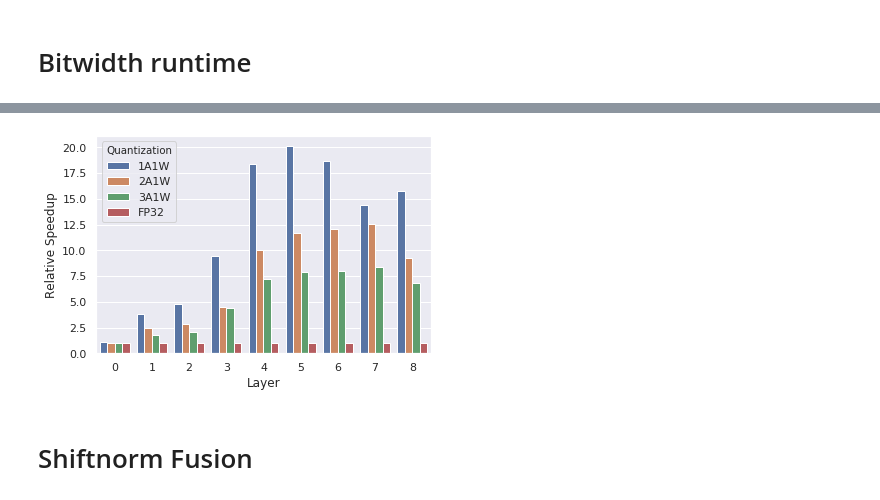
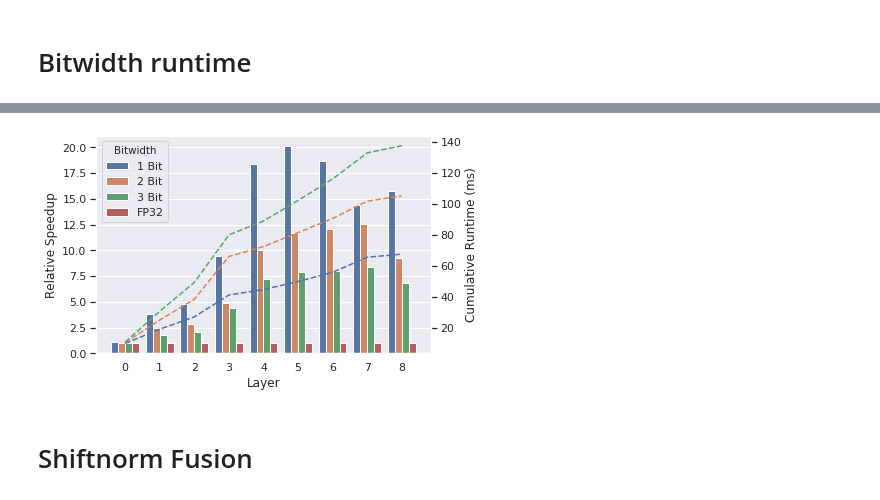
Before and after one commit to jwfromm/Riptide, a Jupyter notebook: notebooks/TrueBinary_Plots.ipynb, the cells around one changed output, grey strips where cells are left out. Saved outputs shown, nothing was run; the diff lists cells and outputs as text; code cells hidden in the pictures.

```diff
--- a/notebooks/TrueBinary_Plots.ipynb
+++ b/notebooks/TrueBinary_Plots.ipynb
@@ -385,4 +434,5 @@ g.get_figure().savefig('/data/jwfromm/quant_layer_speed.png', dpi=900)
 # %%
+# Add dual y axis of previous graph to this one then only keep it.
 baseline = [10.5,
             sum([8.08, 5.13, 21.79]),
             sum([10.9, 5.11, 21.79]),
@@ -393,14 +443,25 @@ baseline = [10.5,
             sum([13.8, 11.22, 115.25]),
             sum([4.93, 3.26, 23.2])]
 
-one_df = pd.DataFrame({'Relative Speedup': np.asarray(baseline) / np.asarray(onebit), 'Layer': layer_index, 'Quantization': '1A1W'})
-two_df = pd.DataFrame({'Relative Speedup': np.asarray(baseline) / np.asarray(twobit), 'Layer': layer_index, 'Quantization': '2A1W'})
-three_df = pd.DataFrame({'Relative Speedup': np.asarray(baseline) / np.asarray(threebit), 'Layer': layer_index, 'Quantization': '3A1W'})
-baseline_df = pd.DataFrame({'Relative Speedup': np.asarray(baseline) / np.asarray(baseline), 'Layer': layer_index, 'Quantization': 'FP32'})
+one_df = pd.DataFrame({'Relative Speedup': np.asarray(baseline) / np.asarray(onebit), 'Layer': layer_index, 'Bitwidth': '1 Bit'})
+two_df = pd.DataFrame({'Relative Speedup': np.asarray(baseline) / np.asarray(twobit), 'Layer': layer_index, 'Bitwidth': '2 Bit'})
+three_df = pd.DataFrame({'Relative Speedup': np.asarray(baseline) / np.asarray(threebit), 'Layer': layer_index, 'Bitwidth': '3 Bit'})
+baseline_df = pd.DataFrame({'Relative Speedup': np.asarray(baseline) / np.asarray(baseline), 'Layer': layer_index, 'Bitwidth': 'FP32'})
 
 merge_df = pd.concat([one_df, two_df, three_df, baseline_df])
-# %%
-g = sns.barplot(x='Layer', y='Relative Speedup', hue='Quantization', data=merge_df)
-# %% [output]
-[figure, removed]
+# %%
+g = sns.barplot(x='Layer', y='Relative Speedup', hue='Bitwidth', data=merge_df)
+
+g2 = g.twinx()
+g2.grid(False)
+g2 = sns.lineplot(x='Layer', y='Runtime (ms)', data=cumul_df, hue='Bitwidth')
+#g2.set_ylim(0, 1)
+g2.lines[0].set_linestyle('--')
+g2.lines[1].set_linestyle('--')
+g2.lines[2].set_linestyle('--')
+#g2.lines[0].set_c('orange')
+g2.set_ylabel("Cumulative Runtime (ms)")
+g2.legend_.remove()
+# %% [output]
+[figure, added]
 # %%
```
Also changed, not shown: parts of 27 cells of this notebook, 11 other files.
